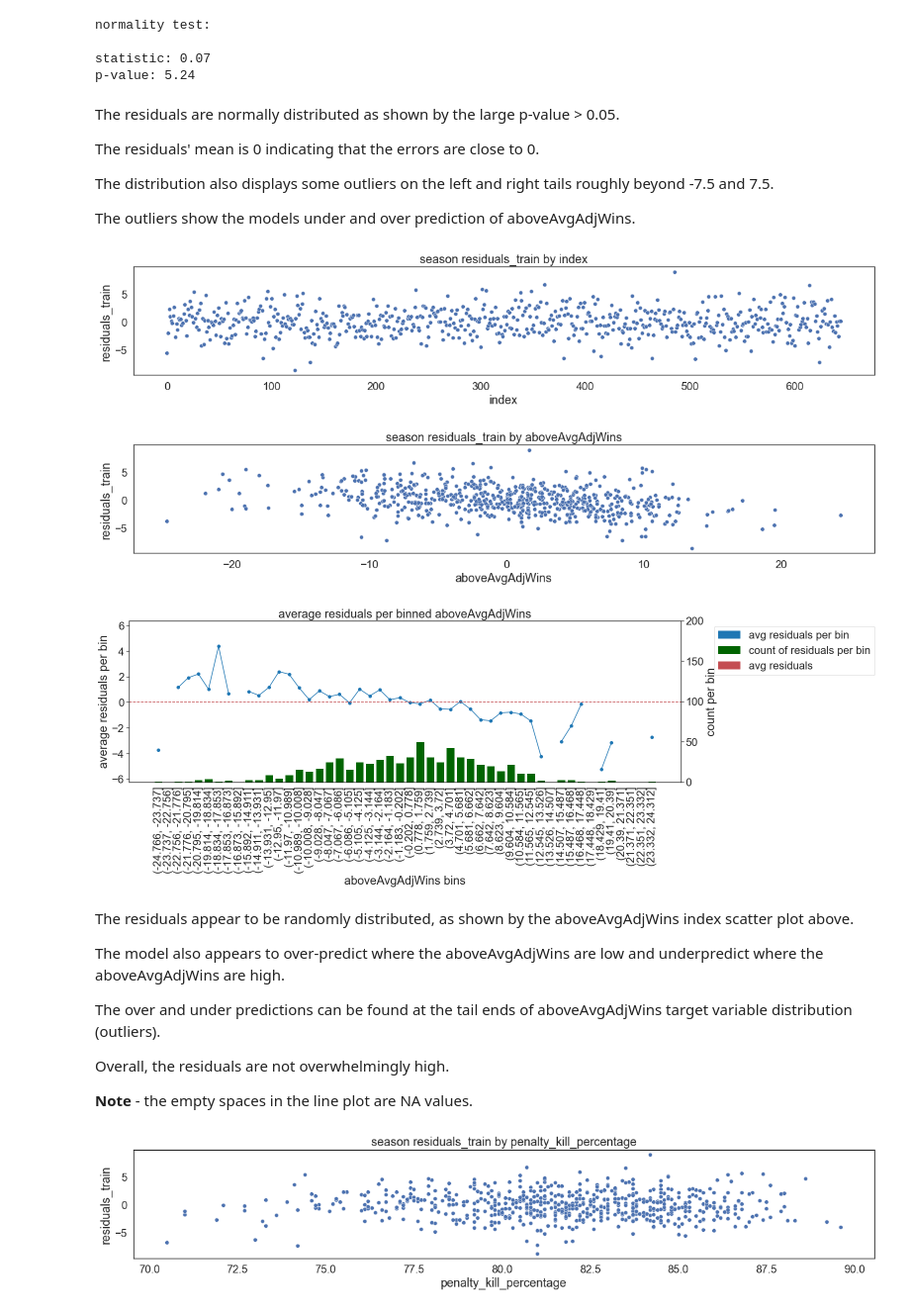
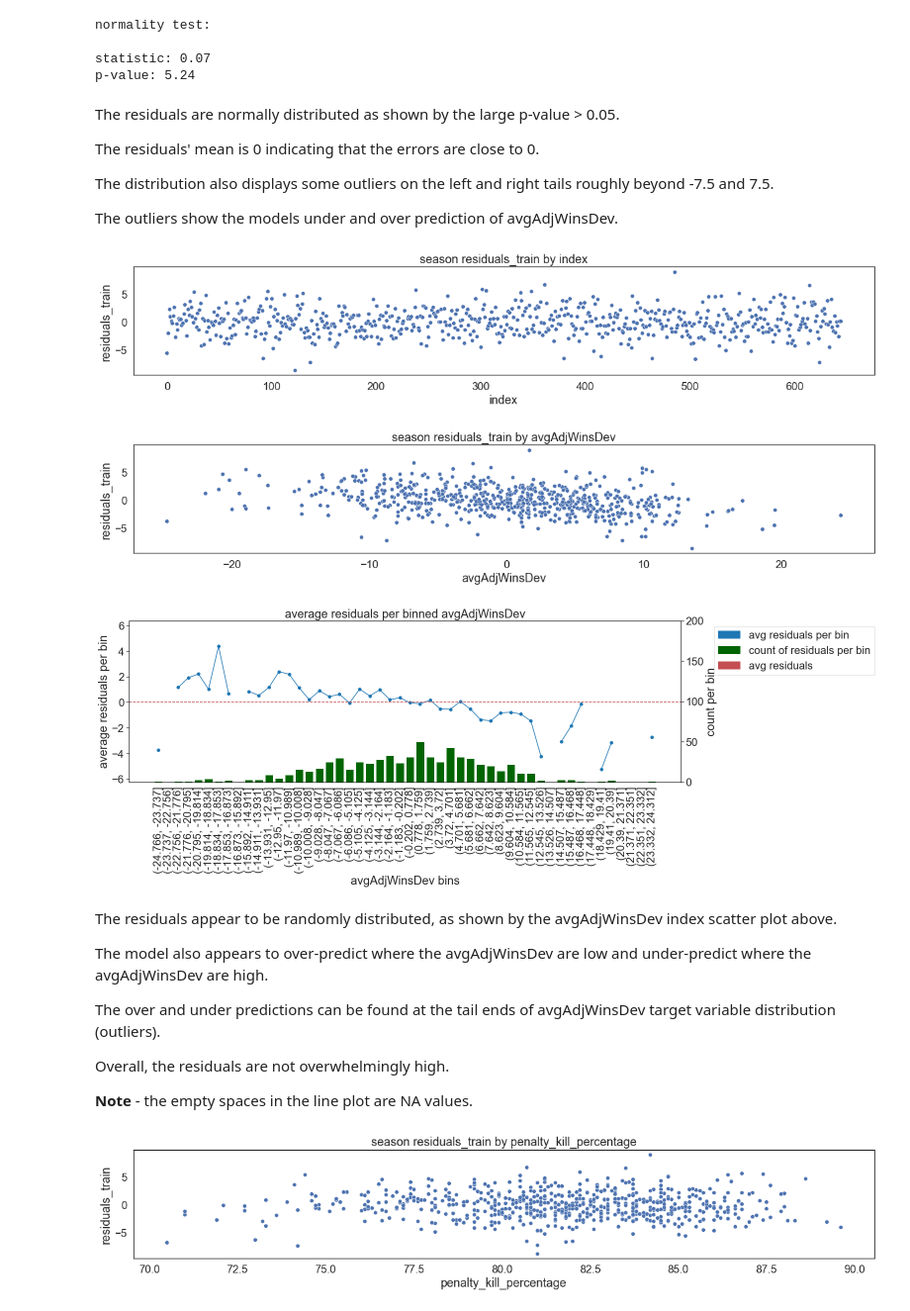
Before and after one commit to joseppbenvenuto/NHL_ML_Analysis, a Jupyter notebook: Regression_Analysis/NHL_1983_2021_Multiple_Linear_Regression.ipynb, the cells around one changed output. Shown at 99% size. Cells and saved outputs as stored; diff of their text form; code cells hidden in the pictures.

```diff
--- a/Regression_Analysis/NHL_1983_2021_Multiple_Linear_Regression.ipynb
+++ b/Regression_Analysis/NHL_1983_2021_Multiple_Linear_Regression.ipynb
@@ -174,7 +174,7 @@ col_length = len(vif_df.columns)
 
 vif = calculate_vif(
     X = vif_df,
-    target = 'aboveAvgAdjWins',
+    target = 'avgAdjWinsDev',
     threshold = 5,
     feature_elim = col_length
 )
@@ -237,7 +237,7 @@ print('\n','<------------------------------------ Train Data -------------------
 # Remove list of features from train data to accomodate VIF score threshold
 train_set_df = train_set_df.drop(vif[0] + ['power_play_percentage'], axis = 1, errors = 'ignore')
 X_train_df = train_set_df[train_set_df.columns[0:-1]]
-y_train_df = train_set_df[['aboveAvgAdjWins']]
+y_train_df = train_set_df[['avgAdjWinsDev']]
 
 print(X_train_df.info())
 display(X_train_df.head())
@@ -249,7 +249,7 @@ print('\n','<------------------------------------ Test Data --------------------
 # Remove list of features from test data to accomodate VIF score threshold
 test_set_df = test_set_df.drop(vif[0] + ['power_play_percentage'], axis = 1, errors = 'ignore')
 X_test_df = test_set_df[test_set_df.columns[0:-1]]
-y_test_df = test_set_df[['aboveAvgAdjWins']]
+y_test_df = test_set_df[['avgAdjWinsDev']]
 
 print(X_test_df.info())
 display(X_test_df.head())
@@ -418,11 +418,11 @@ y_pred_train = regressor.predict(X_train)
 y_pred_train_df = pd.DataFrame(y_pred_train, columns = ['predictions_train']).reset_index()
 
 # Create a single data frame with all prediction and actual y data for train data
-y_train_df = pd.DataFrame(y_train, columns = ['aboveAvgAdjWins']).reset_index()
+y_train_df = pd.DataFrame(y_train, columns = ['avgAdjWinsDev']).reset_index()
 pred_train_df = pd.merge(y_pred_train_df, y_train_df, on = 'index')
 y_pred_train_df = y_pred_train_df.drop(['index'], axis = 1, errors = 'ignore')
 y_train_df = y_train_df.drop(['index'], axis = 1, errors = 'ignore')
-pred_train_df['residuals_train'] = pred_train_df['predictions_train'] - pred_train_df['aboveAvgAdjWins']
+pred_train_df['residuals_train'] = pred_train_df['predictions_train'] - pred_train_df['avgAdjWinsDev']
 
 print('\n')
 pred_train_df.info()
@@ -537,51 +537,51 @@ The residuals' mean is 0 indicating that the errors are close to 0.
 
 The distribution also displays some outliers on the left and right tails roughly beyond -7.5 and 7.5.
 
-The outliers show the models under and over prediction of aboveAvgAdjWins.
+The outliers show the models under and over prediction of avgAdjWinsDev.
 # %%
 # residuals_train by index scatter plot
 target_univariate_scatter(
     df = pred_train_df,
     x = 'index',
     y = 'residuals_train',
     length = 3,
     width = 20,
     font = 1.5
 )
 
-# residuals_train by aboveAvgAdjWins scatter plot
+# residuals_train by avgAdjWinsDev scatter plot
 target_univariate_scatter(
     df = pred_train_df,
-    x = 'aboveAvgAdjWins',
+    x = 'avgAdjWinsDev',
     y = 'residuals_train',
     length = 3,
     width = 20,
     font = 1.5
 )
 
 # Residual means and counts plot
 residual_means_counts_plot(
     df = pred_train_df,
-    X = 'aboveAvgAdjWins',
+    X = 'avgAdjWinsDev',
     res = 'residuals_train',
     ymin1 = -1,
     ymax1 = 2,
     ymin2 = 0,
     ymax2 = 150,
     font = 2,
     length = 6,
     width = 20
 )
 # %% [output]
 [figure]
-[figure, old version]
+[figure, new version]
 [figure]
 # %% [markdown]
-The residuals appear to be randomly distributed, as shown by the aboveAvgAdjWins index scatter plot above.
+The residuals appear to be randomly distributed, as shown by the avgAdjWinsDev index scatter plot above.
 
-The model also appears to over-predict where the aboveAvgAdjWins are low and underpredict where the aboveAvgAdjWins are high.
+The model also appears to over-predict where the avgAdjWinsDev are low and under-predict where the avgAdjWinsDev are high.
 
-The over and under predictions can be found at the tail ends of aboveAvgAdjWins target variable distribution (outliers).
+The over and under predictions can be found at the tail ends of avgAdjWinsDev target variable distribution (outliers).
 
 Overall, the residuals are not overwhelmingly high.
 
```
Also changed, not shown: parts of 17 cells of this notebook, 4 other files.
